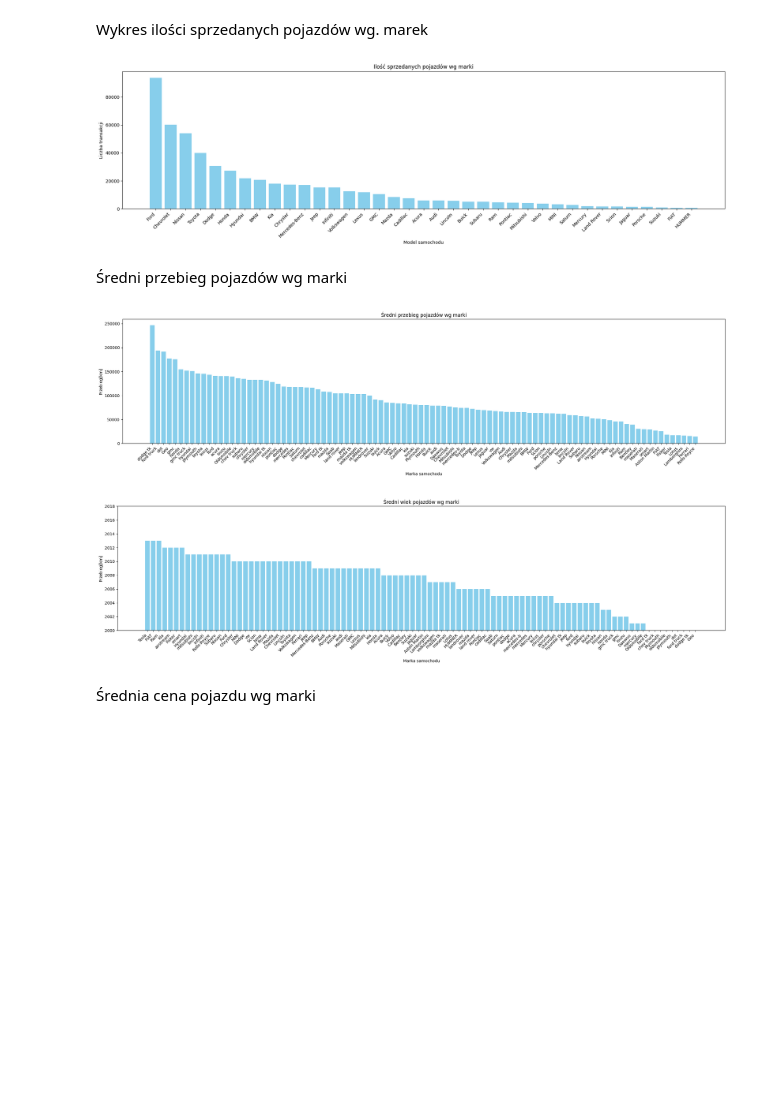
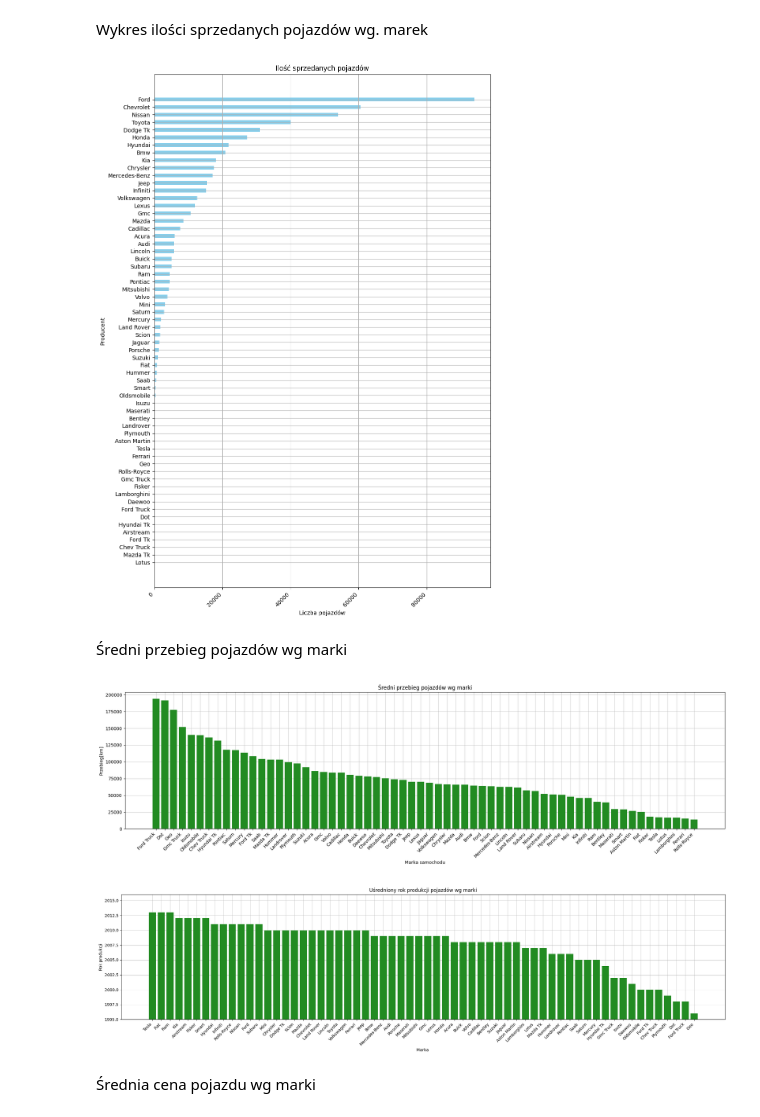
Before and after one commit to Michal170/big_data_analysis, a Jupyter notebook: car_prices.ipynb, the cells around one changed output. Saved outputs shown, nothing was run; the diff lists cells and outputs as text; code cells hidden in the pictures; blank space fills up the shorter version.

Commit message:
colors change

```diff
--- a/car_prices.ipynb
+++ b/car_prices.ipynb
@@ -32 +34,7 @@ database.shape
+# %%
+# database['make'] = database['make'].str.title()
+# database['make'] = database['make'].replace({'Vw': 'Volkswagen', 'Mercedes-B':'Mercedes-Benz','Mercedes':'Mercedes-Benz'})
+# print(database.head(5))
+database.loc[:, 'make'] = database['make'].str.title()
+database.loc[:, 'make'] = database['make'].replace({'Vw': 'Volkswagen', 'Mercedes-B':'Mercedes-Benz','Mercedes':'Mercedes-Benz','Dodge': 'Dodge Tk'})
 # %% [markdown]
@@ -40,5 +48,5 @@ database.shape
 Wyczyszczenie wierszy zawierających wartości N/A w kolumnie 'mmr' oraz 'sellingprice'
 # %%
 # # database.dropna(subset=['mmr','sellingprice'],axis='rows')
-# database = database.dropna(subset=['make','mmr','sellingprice'],axis='rows')
-# database.shape
+database = database.dropna(subset=['make','mmr','sellingprice'],axis='rows')
+database.shape
@@ -46,34 +76,38 @@ Wyczyszczenie wierszy zawierających wartości N/A w kolumnie 'mmr' oraz 'sellin
 Wykres ilości sprzedanych pojazdów wg. marek
 # %%
 model_car_sum = database['make'].value_counts()
-model_car_filtered = model_car_sum[model_car_sum>500]
+model_car_filtered = model_car_sum[model_car_sum>0]
 
-plt.figure(figsize=(20, 6))
-plt.bar(model_car_filtered.index, model_car_filtered.values, color='skyblue')
-plt.xlabel('Model samochodu')
-plt.ylabel('Liczba transakcji')
-plt.title('Ilość sprzedanych pojazdów wg marki')
+plt.figure(figsize=(10, 14))
+plt.barh(model_car_filtered.index, model_car_filtered.values, color='skyblue',height=0.5)
+plt.xlabel('Liczba pojazdów')
+plt.ylabel('Producent')
+plt.title('Ilość sprzedanych pojazdów')
 plt.xticks(rotation=45, ha='right')
+plt.gca().invert_yaxis()
+# plt.grid(True)
 plt.tight_layout()
 plt.show()
 # %% [output]
-[figure, old version]
+[figure, new version]
 # %% [markdown]
 Średni przebieg pojazdów wg marki
 # %%
 mean_odometer = database.groupby('make')['odometer'].mean()
 mean_odometer_sorted = mean_odometer.sort_values(ascending=False)
 
-plt.figure(figsize=(22, 6))
-plt.bar(mean_odometer_sorted.index, mean_odometer_sorted.values, color='skyblue')
+plt.figure(figsize=(20, 6))
+plt.grid(True,which='both',axis='both' , zorder=0, linewidth=0.5)
+plt.bar(mean_odometer_sorted.index, mean_odometer_sorted.values, color='forestgreen', zorder=2)
 plt.xlabel('Marka samochodu')
 plt.ylabel('Przebieg[km]')
 plt.title('Średni przebieg pojazdów wg marki')
 plt.xticks(rotation=45, ha='right')
+
 plt.tight_layout()
 plt.show()
 # %% [output]
-[figure, old version]
+[figure, new version]
 # %%
 
 mean_age = database.groupby('make')['year'].mean()
@@ -81,16 +115,17 @@ mean_age_sorted = mean_age.sort_values(ascending=False).round().astype(int)
 
 
 plt.figure(figsize=(22, 6))
-plt.bar(mean_age_sorted.index, mean_age_sorted.values, color='skyblue')
-plt.xlabel('Marka samochodu')
-plt.ylabel('Przebieg[km]')
-plt.title('Średni wiek pojazdów wg marki')
+plt.bar(mean_age_sorted.index, mean_age_sorted.values, color='forestgreen', zorder=2)
+plt.grid(True,which='both',axis='both' , zorder=0, linewidth=0.5)
+plt.xlabel('Marka ')
+plt.ylabel('Rok produkcji')
+plt.title('Uśredniony rok produkcji pojazdów wg marki')
 plt.xticks(rotation=45, ha='right')
-plt.ylim(2000, 2018)
+plt.ylim(1995, 2016)
 plt.tight_layout()
 plt.show()
 # %% [output]
-[figure, old version]
+[figure, new version]
 # %% [markdown]
 Średnia cena pojazdu wg marki
 # %%
```
Also changed, not shown: parts of 14 cells of this notebook.
